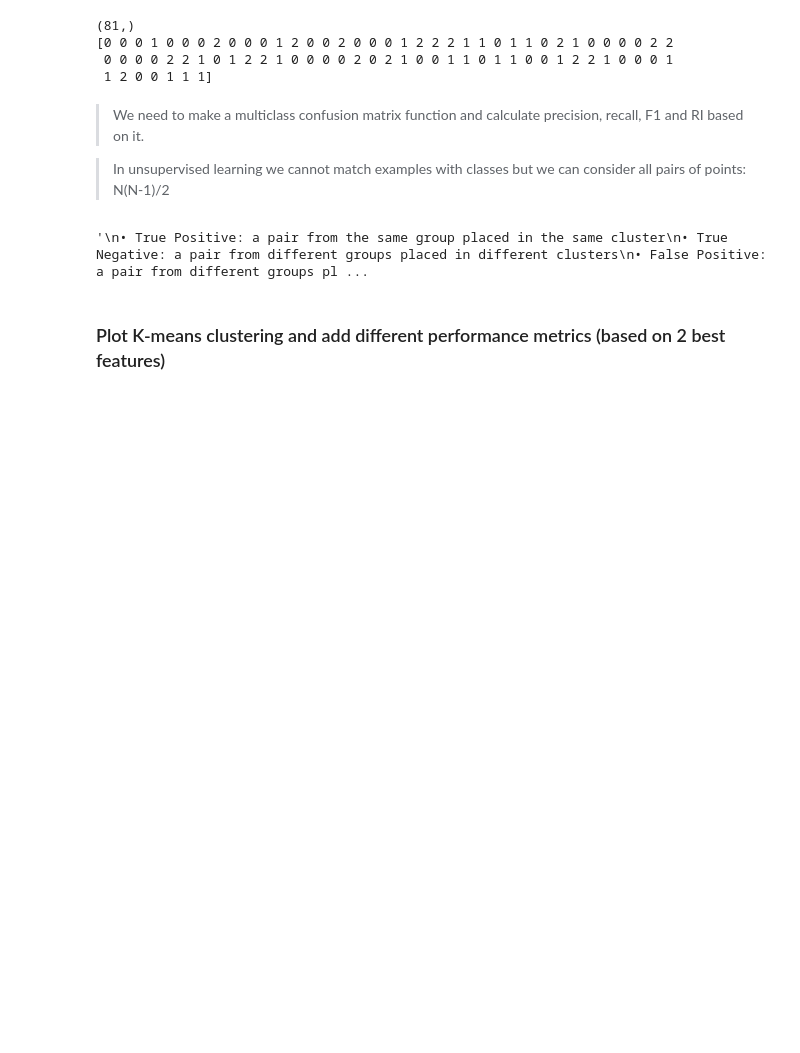
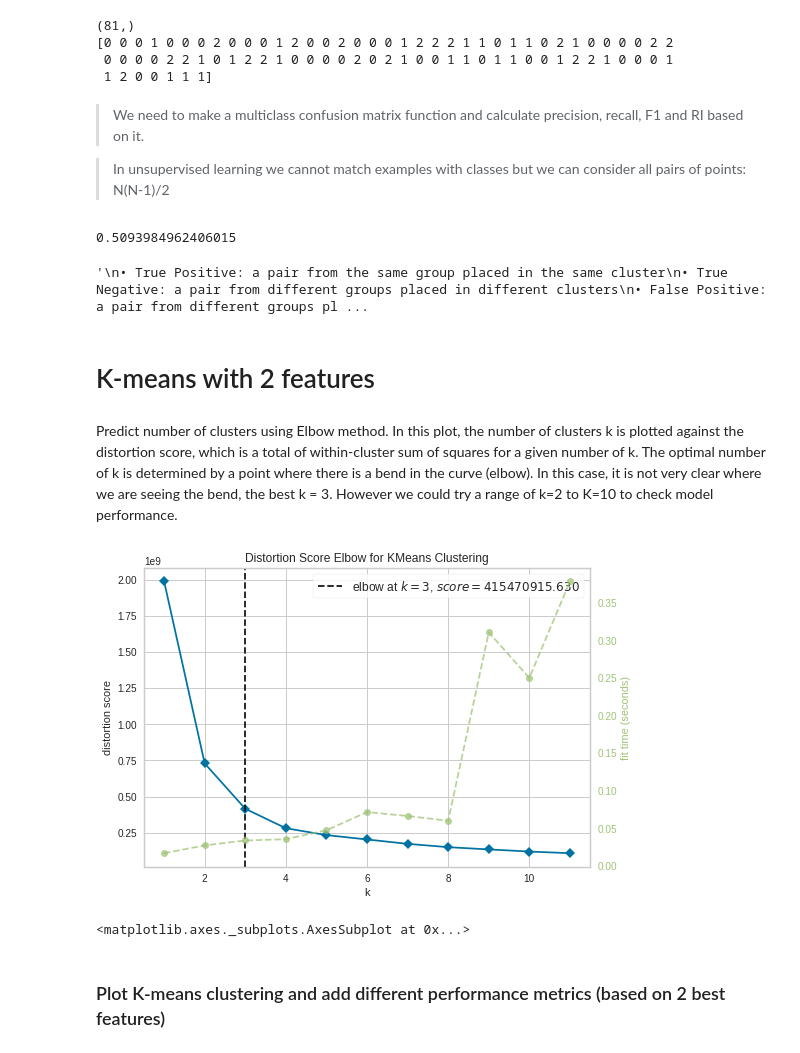
Before and after one commit to Migaalee/machine_learning, a Jupyter notebook: Assigment2_AA.ipynb, the cells around one changed output. Saved outputs shown, nothing was run; the diff lists cells and outputs as text; code cells hidden in the pictures; blank space fills up the shorter version.

```diff
--- a/Assigment2_AA.ipynb
+++ b/Assigment2_AA.ipynb
@@ -553,5 +463,22 @@ print(true_y2)
 
 > In unsupervised learning we cannot match examples with classes
 but we can consider all pairs of points: N(N-1)/2
+# %%
+from sklearn.metrics.cluster import pair_confusion_matrix
+
+
+confusion = pair_confusion_matrix(true_y2,pred2)
+RI = rand_score(true_y2, pred2)
+TN = confusion[0,0]
+TP = confusion[1,1]
+FP = confusion[0,1]
+FN = confusion[1,0]
+precision = TP/(TP+FP)
+recall = TP/(TP+FN)
+F1 = 2*(precision*recall)/(precision+recall)
+
+precision
+# %% [output]
+0.5093984962406015
 # %%
 """
@@ -563,5 +489,19 @@ but we can consider all pairs of points: N(N-1)/2
 # %% [output]
 '\n• True Positive: a pair from the same group placed in the same cluster\n• True Negative: a pair from different groups placed in different clusters\n• False Positive: a pair from different groups pl ...
+# %% [markdown]
+# K-means with 2 features
+# %% [markdown]
+Predict number of clusters using Elbow method.
+In this plot, the number of clusters k is plotted against the distortion score, which is a total of within-cluster sum of squares for a given number of k. The optimal number of k is determined by a point where there is a bend in the curve (elbow). In this case, it is not very clear where we are seeing the bend, the best k = 3. However we could try a  range of k=2 to K=10 to check model performance.
+# %%
+from yellowbrick.cluster import KElbowVisualizer
+model = KMeans()
+visualizer = KElbowVisualizer(model, k=(1,12))
+visualizer.fit(X_features_2)
+visualizer.show()
+# %% [output]
+[figure, added]
+<matplotlib.axes._subplots.AxesSubplot at 0x...>
 # %% [markdown]
 ### Plot K-means clustering and add different performance metrics (based on 2 best features)
 # %% [markdown]
```
Also changed, not shown: parts of 57 cells of this notebook.
